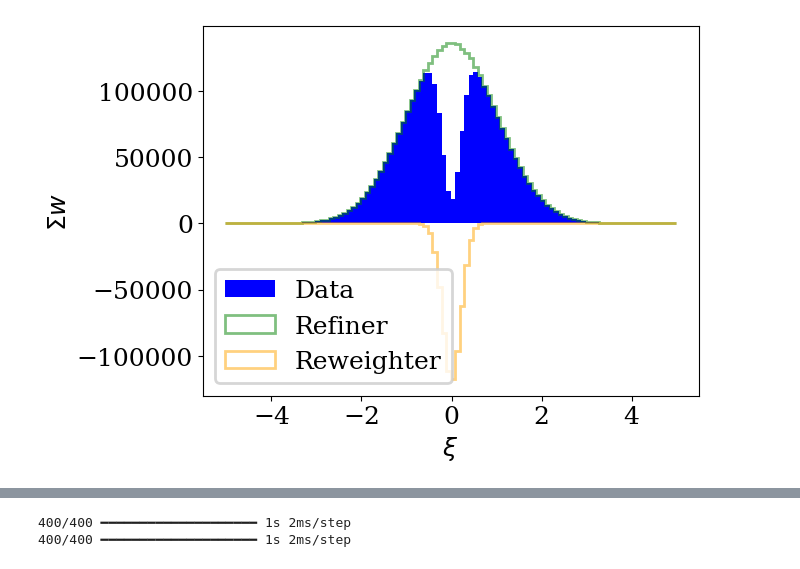
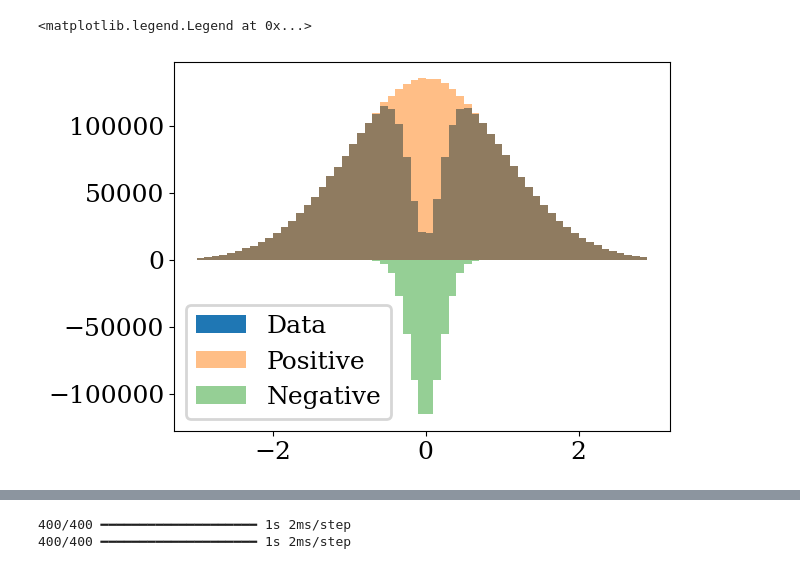
Before and after one commit to Nollde/weight_refiner, a Jupyter notebook: GaussianExample.ipynb, the cells around one changed output, grey strips where cells are left out. Drawn from its saved outputs; the diff is of its cells as text; code cells hidden in the pictures.

```diff
--- a/GaussianExample.ipynb
+++ b/GaussianExample.ipynb
@@ -12,18 +12,13 @@ bins = np.arange(-3, 3, 0.1)
 data = pos, neg, pos_weights, neg_weights = create_data_gaussian(4_000_000, neg_frac=0.15, neg_scale=0.2)
 # %%
 dat = x, _, w = prepare_data_natural(*data)
-plot_n(
-    dat,
-    (pos, None, pos_weights),
-    (neg, None, neg_weights),
-)
-
-# _, bins, __ = plt.hist(x, weights=w, bins=bins, label="Data")
-# pos, _, __ = plt.hist(pos, weights=pos_weights, bins=bins, alpha=0.5, label="Positive")
-# neg, _, __ = plt.hist(neg, weights=neg_weights, bins=bins, alpha=0.5, label="Negative")
-# plt.legend()
+_, bins, __ = plt.hist(x, weights=w, bins=bins, label="Data")
+pos, _, __ = plt.hist(pos, weights=pos_weights, bins=bins, alpha=0.5, label="Positive")
+neg, _, __ = plt.hist(neg, weights=neg_weights, bins=bins, alpha=0.5, label="Negative")
+plt.legend()
 # %% [output]
+<matplotlib.legend.Legend at 0x...>
-[figure, old version]
+[figure, new version]
 # %%
 reweighter = simple_model()
 reweighter.compile(optimizer="adam", loss=tf.keras.losses.BinaryCrossentropy(from_logits=False), metrics=["accuracy"])
```
Also changed, not shown: parts of 14 cells of this notebook, 1 other file.
